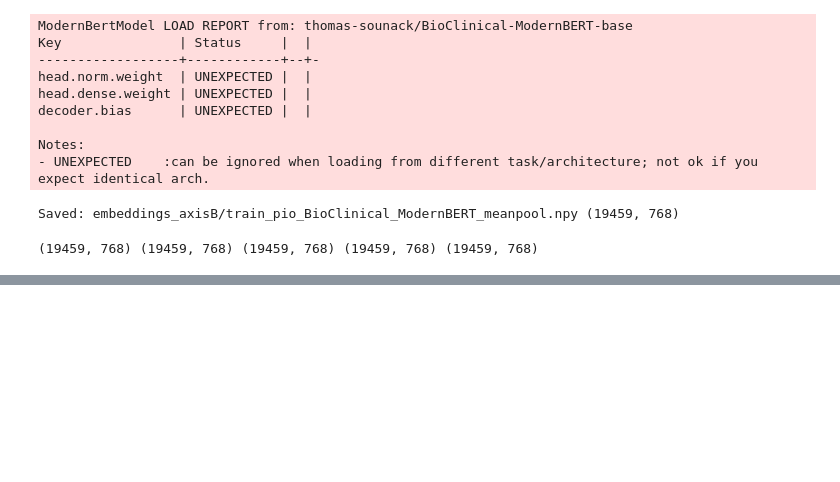
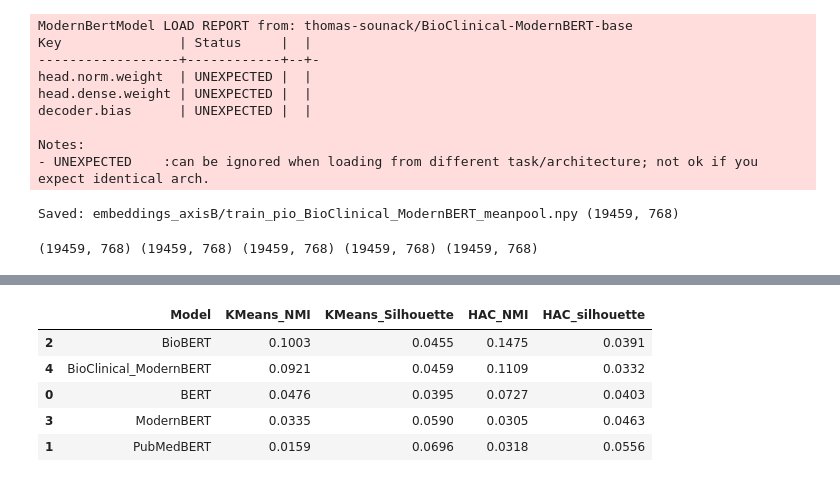
Before and after one commit to SBL-97/AITA-Group37-Task2, a Jupyter notebook: SB_task2_ebm-nlp.ipynb, the cells around one changed output, grey strips where cells are left out. Cells and saved outputs as stored; diff of their text form; code cells hidden in the pictures; blank space fills up the shorter version.

```diff
--- a/SB_task2_ebm-nlp.ipynb
+++ b/SB_task2_ebm-nlp.ipynb
@@ -1832,0 +1862,28 @@ cos(BERT vs ModernBERT): 0.018997468054294586
+# %%
+import pandas as pd
+
+results = [result_bert, result_pub, result_bio, result_mod_bert, result_biocli_mod_bert]
+
+def result_summary(result):
+
+    return {
+        "Model": result.get("Model", result.get("name", "unknown")),
+        # KMeans
+        "KMeans_NMI": result.get("KMeans_NMI"),
+        "KMeans_Silhouette": result.get("KMeans_Silhouette"),
+        # HAC
+        "HAC_NMI": result.get("HAC_NMI"),
+        "HAC_silhouette": result.get("HAC_Silhouette"),
+    }
+
+summary_df = pd.DataFrame([result_summary(result) for result in results])
+summary_df = summary_df.sort_values(by="KMeans_NMI", ascending=False).round(4)
+
+summary_df
+# %% [output]
+|  | Model | KMeans_NMI | KMeans_Silhouette | HAC_NMI | HAC_silhouette |
+| 2 | BioBERT | 0.1003 | 0.0455 | 0.1475 | 0.0391 |
+| 4 | BioClinical_ModernBERT | 0.0921 | 0.0459 | 0.1109 | 0.0332 |
+| 0 | BERT | 0.0476 | 0.0395 | 0.0727 | 0.0403 |
+| 3 | ModernBERT | 0.0335 | 0.0590 | 0.0305 | 0.0463 |
+| 1 | PubMedBERT | 0.0159 | 0.0696 | 0.0318 | 0.0556 |
```
Also changed, not shown: parts of 19 cells of this notebook.
